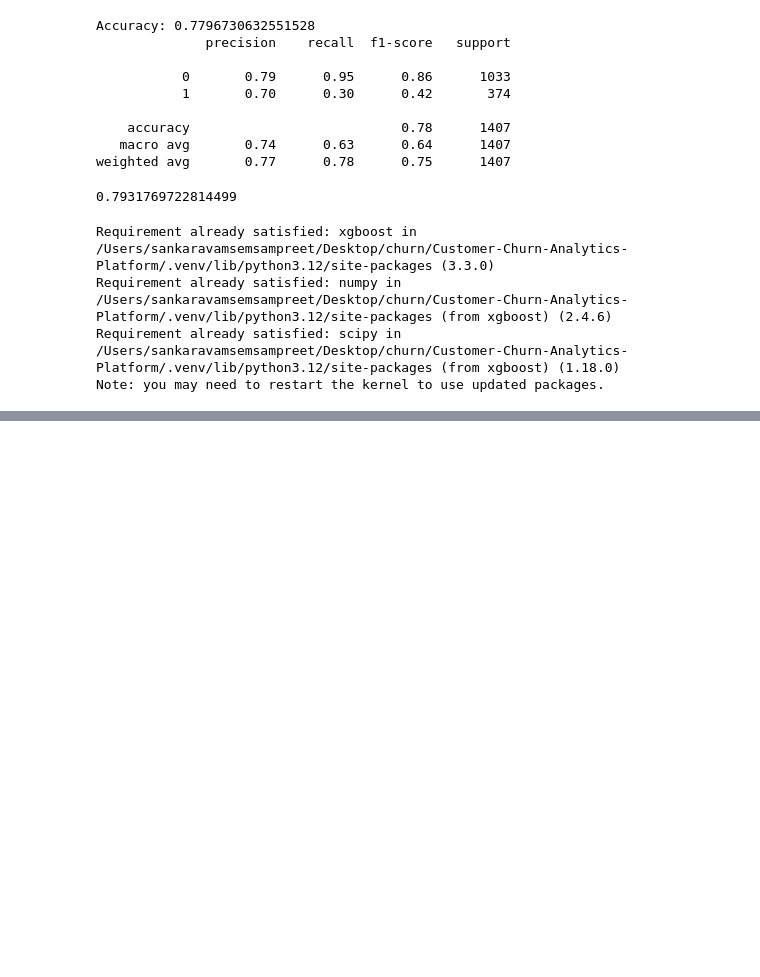
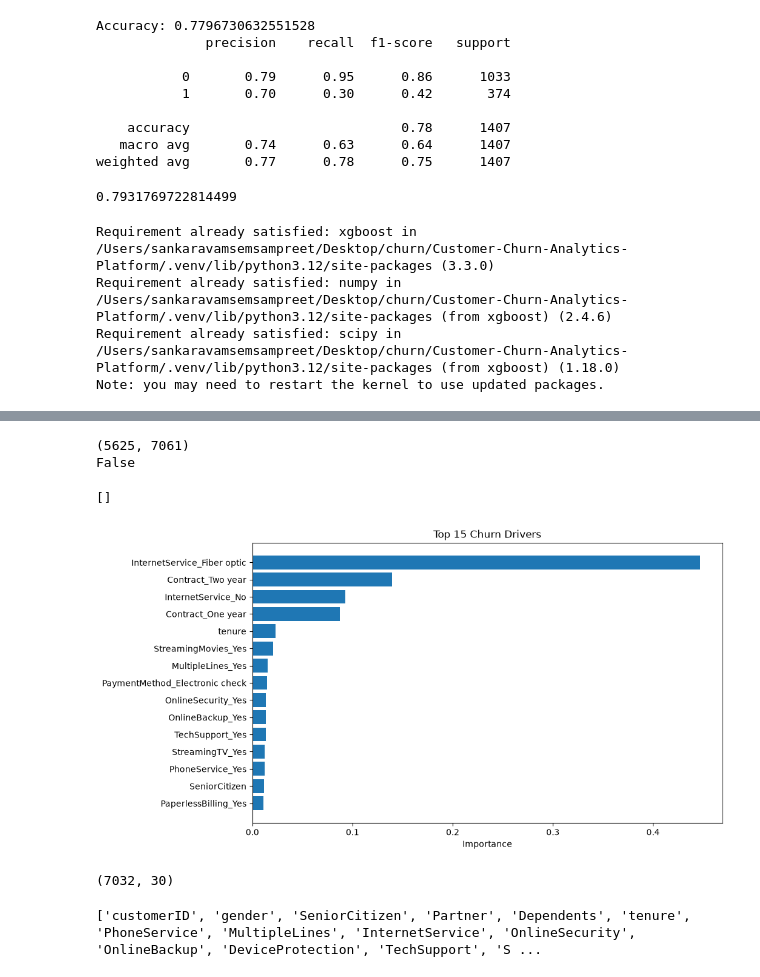
Before and after one commit to SV-Sampreet/Customer-Churn-Analytics-Platform, a Jupyter notebook: notebooks/01_data_cleaning.ipynb, the cells around one changed output, grey strips where cells are left out. Drawn from its saved outputs; the diff is of its cells as text; code cells hidden in the pictures; blank space fills up the shorter version.

Commit message:
Add enterprise customer churn analytics platform

```diff
--- a/notebooks/01_data_cleaning.ipynb
+++ b/notebooks/01_data_cleaning.ipynb
@@ -488,0 +559,15 @@ Likely causes:
+# %%
+from xgboost import XGBClassifier
+from sklearn.metrics import accuracy_score
+
+xgb = XGBClassifier(
+    random_state=42
+)
+
+xgb.fit(X_train, y_train)
+
+pred = xgb.predict(X_test)
+
+print(
+    accuracy_score(y_test, pred)
+)
@@ -488,0 +576,14 @@ Likely causes:
+# %%
+import pandas as pd
+
+importance = pd.DataFrame({
+    "Feature": X_train.columns,
+    "Importance": xgb.feature_importances_
+})
+
+importance = importance.sort_values(
+    by="Importance",
+    ascending=False
+)
+
+importance.head(15)
@@ -488,0 +607,10 @@ Likely causes:
+# %%
+print(X_train.shape)
+print("customerID" in X.columns)
+# %% [output]
+(5625, 7061)
+False
+# %%
+[col for col in X.columns if "customerID" in col][:5]
+# %% [output]
+[]
@@ -488,0 +629,26 @@ Likely causes:
+# %%
+import matplotlib.pyplot as plt
+
+top15 = importance.head(15)
+
+plt.figure(figsize=(10,6))
+plt.barh(
+    top15["Feature"],
+    top15["Importance"]
+)
+plt.gca().invert_yaxis()
+
+plt.title("Top 15 Churn Drivers")
+plt.xlabel("Importance")
+
+plt.show()
+# %% [output]
+[figure, added]
+# %%
+print(X.shape)
+# %% [output]
+(7032, 30)
+# %%
+print(df.columns.tolist())
+# %% [output]
+['customerID', 'gender', 'SeniorCitizen', 'Partner', 'Dependents', 'tenure', 'PhoneService', 'MultipleLines', 'InternetService', 'OnlineSecurity', 'OnlineBackup', 'DeviceProtection', 'TechSupport', 'S ...
```
Also changed, not shown: parts of 28 cells of this notebook, 51 other files.
